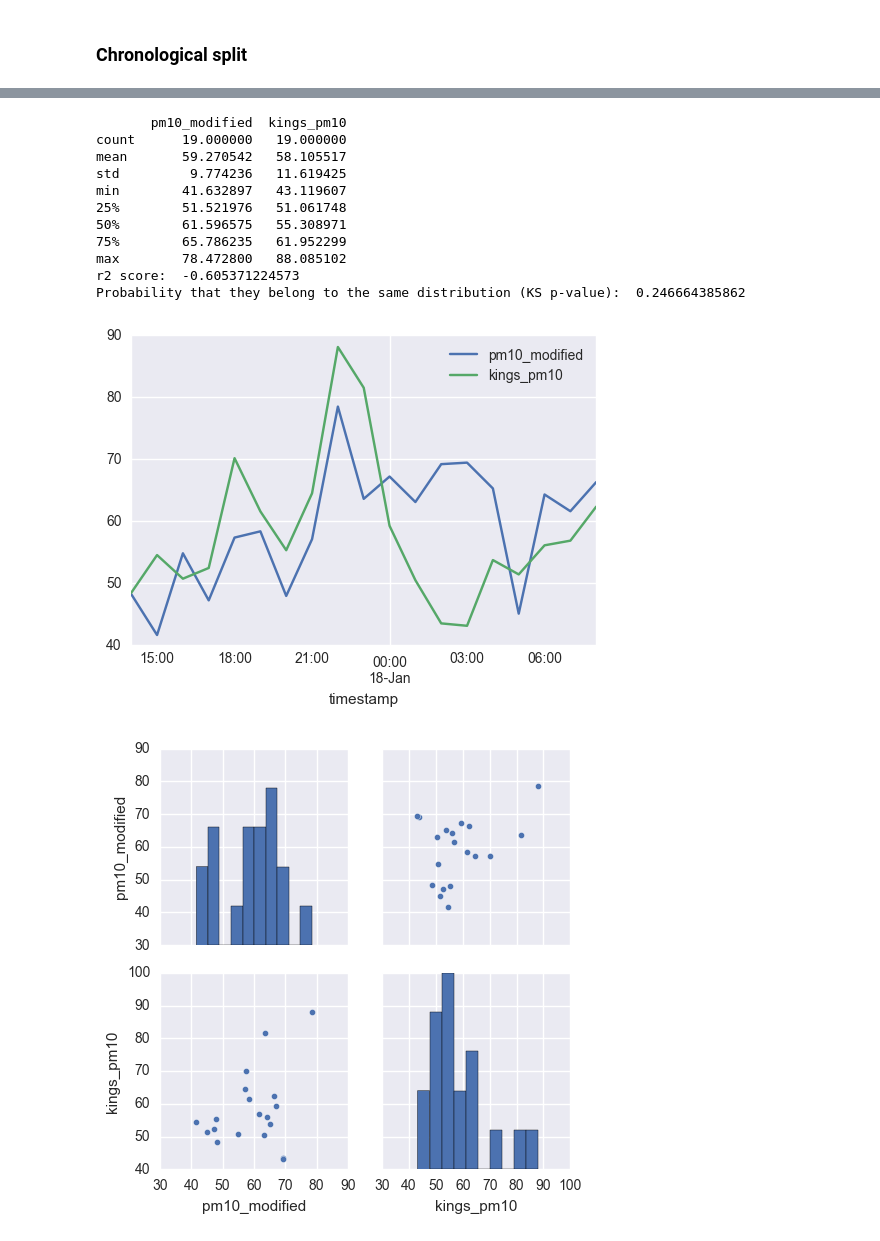
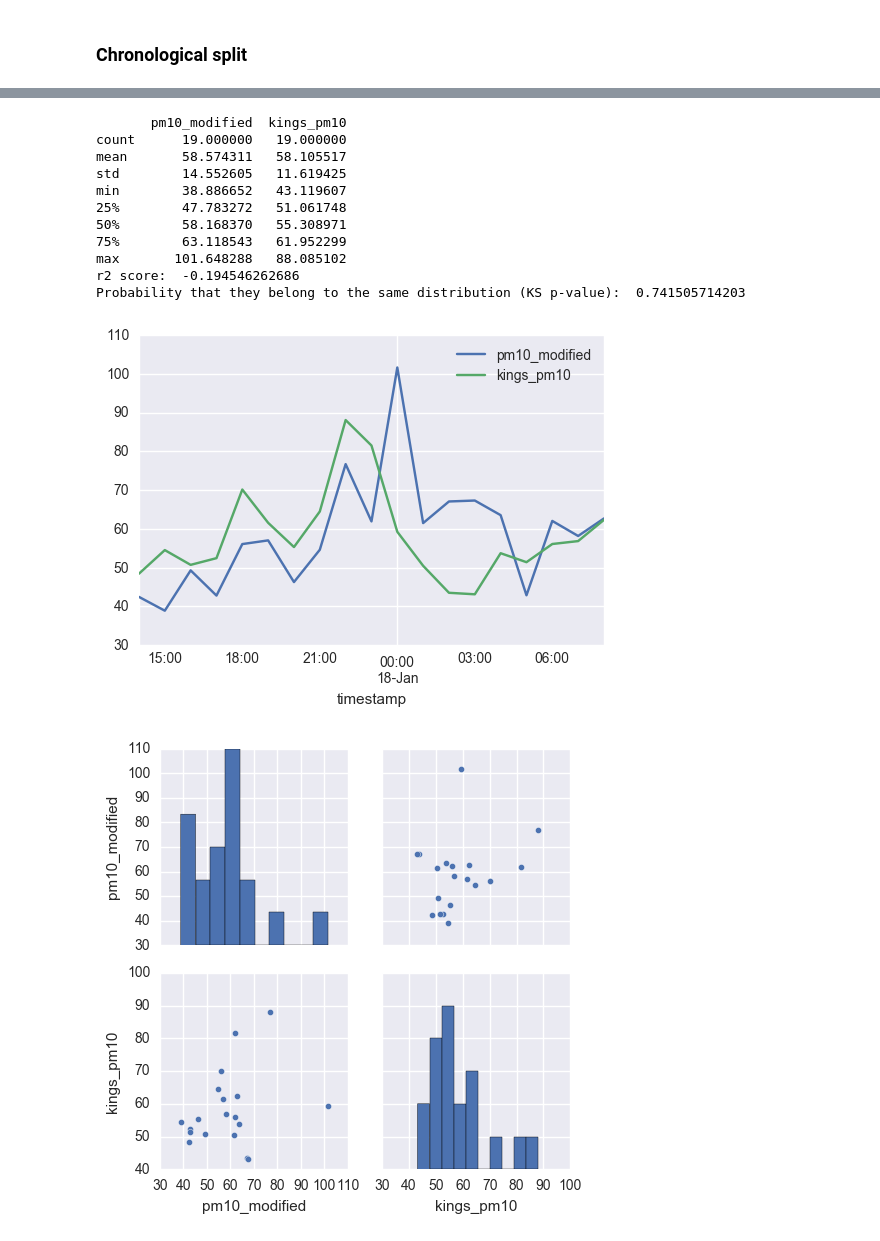
Before and after one commit to lingxz/climathon2016, a Jupyter notebook: sensors-colocation.ipynb, the cells around one changed output, grey strips where cells are left out. Cells and saved outputs as stored; diff of their text form; code cells hidden in the pictures.

Commit message:
02 no2 add ozone and so2 fitting

```diff
--- a/sensors-colocation.ipynb
+++ b/sensors-colocation.ipynb
@@ -592,11 +764,14 @@ Probability that they belong to the same distribution (KS p-value):  1.529497534
 # %%
+ds_merged = xr.merge([ds_kings_vol.rename(kings_prefix), ds_mean_1h]
+                     , join='inner')
 def remove_outliers(df, col):
     new_df = df.copy()
-    outliers = (new_df[col] - new_df[col].median()).abs() > 1 * new_df[col].std()
+    outliers = (new_df[col] - new_df[col].median()).abs() > 2 * new_df[col].std()
     new_df.ix[new_df[col].notnull() & outliers, col] = new_df[col].mean()
     return new_df
 
 new = remove_outliers(ds_merged.to_dataframe(), 'pm10')
 ds_merged = xr.Dataset.from_dataframe(new)
 new.pm10.plot()
+compare(ds_merged, 'kings_pm10', 'pm10')
 # %% [output]
@@ -711,7 +904,7 @@ ds_merged_outer = xr.Dataset.from_dataframe(new)
 # %%
-def humidity_o3_model(x, a, b, c):
+def humidity_o3_model(x, a, b):
     conc, humidity, ozone = np.array(x)
-    real_conc = conc + a * humidity + b * ozone + c
+    real_conc = conc + a * humidity + b
     return real_conc
 
 # drop nans
@@ -722,5 +915,5 @@ kings_train, kings_test, pm10_train, pm10_test, humidity_train, humidity_test, o
 packed_values = pd.DataFrame([pm10_train, humidity_train, o3_train]).values
 pm10_humidity_popt, pm10_humidity_pcov = spo.curve_fit(humidity_o3_model, packed_values, kings_train.values)
 print("Humidity factor: {}".format(pm10_humidity_popt[0]))
-print("Ozone factor: {}".format(pm10_humidity_popt[1]))
+# print("Ozone factor: {}".format(pm10_humidity_popt[1]))
 # %% [output]
@@ -801,20 +992,20 @@ Probability that they belong to the same distribution (KS p-value):  0.208984830
 # %%
 # plotting everything
 packed_all2 = pd.DataFrame([ds_merged_outer_temp.pm10, ds_merged_outer_temp.humidity, ds_merged_outer_temp.kings_o3]).values
-compare_all2 = pd.DataFrame({'pm10_modified': humidity_o3_model(packed_all, *pm10_humidity_popt2)}, index=ds_merged_outer_temp.pm10.index)
+compare_all2 = pd.DataFrame({'pm10_modified': humidity_o3_model(packed_all2, *pm10_humidity_popt2)}, index=ds_merged_outer_temp.pm10.index)
 compare_all2['kings_pm10'] = ds_merged_outer_temp.kings_pm10
 compare(xr.Dataset.from_dataframe(compare_all2), 'pm10_modified', 'kings_pm10')
 # %% [output]
        pm10_modified  kings_pm10
 count      19.000000   19.000000
-mean       59.270542   58.105517
-std         9.774236   11.619425
-min        41.632897   43.119607
-25%        51.521976   51.061748
-50%        61.596575   55.308971
-75%        65.786235   61.952299
-max        78.472800   88.085102
-r2 score:  -0.605371224573
-Probability that they belong to the same distribution (KS p-value):  0.246664385862
+mean       58.574311   58.105517
+std        14.552605   11.619425
+min        38.886652   43.119607
+25%        47.783272   51.061748
+50%        58.168370   55.308971
+75%        63.118543   61.952299
+max       101.648288   88.085102
+r2 score:  -0.194546262686
+Probability that they belong to the same distribution (KS p-value):  0.741505714203
-[figure, old version]
+[figure, new version]
-[figure, old version]
+[figure, new version]
```
Also changed, not shown: parts of 45 cells of this notebook, 1 other file.
